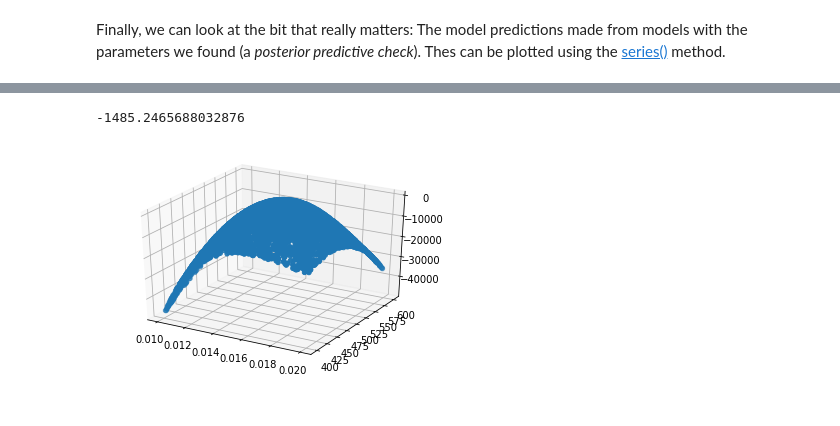
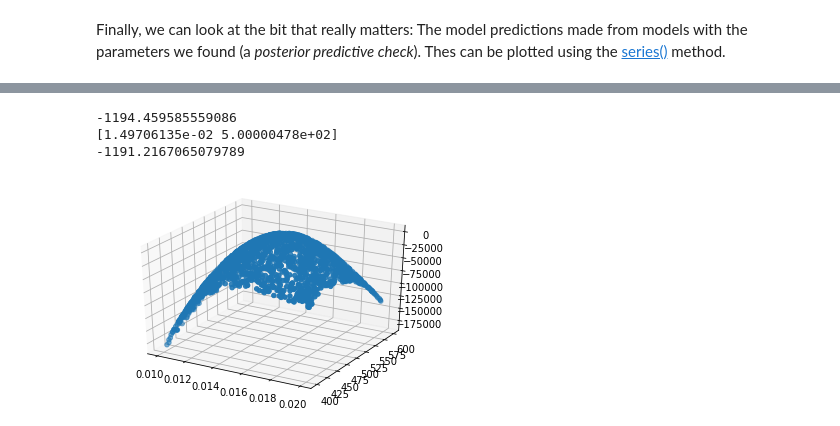
Before and after one commit to lisaplag/pints, a Jupyter notebook: examples/emulators/first-example-new.ipynb, the cells around one changed output, grey strips where cells are left out. Cells and saved outputs as stored; diff of their text form; code cells hidden in the pictures.

```diff
--- a/examples/emulators/first-example-new.ipynb
+++ b/examples/emulators/first-example-new.ipynb
@@ -87,7 +208,7 @@ org_values = model.simulate(true_parameters, times)
 # %% [markdown]
 And make it more realistic by adding gaussian noise:
 # %%
-noise = 10
+noise = 5
 values = org_values + np.random.normal(0, noise, org_values.shape)
 # %% [markdown]
 Using matplotlib, I look at the noisy time series I just simulated:
@@ -265,23 +386,29 @@ plt.show()
 # %%
 import matplotlib.pyplot as plt
 from mpl_toolkits.mplot3d import Axes3D
 
-input_parameters = log_prior.sample(5000)
+input_parameters = log_prior.sample(2000)
 xs = [p[0] for p in input_parameters]
 ys = [p[1] for p in input_parameters]
 input_parameters[:5]
 
 likelihoods = np.apply_along_axis(log_likelihood, 1, input_parameters)
 likelihoods[:5]
+
 print(max(likelihoods))
+idx = list(likelihoods).index(max(likelihoods))
+print(input_parameters[idx])
+print(log_likelihood([0.015, 500]))
 
 fig = plt.figure()
 ax = fig.add_subplot(111, projection='3d')
 ax.scatter(xs, ys, list(likelihoods))
 plt.show()
 # %% [output]
--1485.2465688032876
+-1194.459585559086
+[1.49706135e-02 5.00000478e+02]
+-1191.2167065079789
-[figure, old version]
+[figure, new version]
 # %%
 from sklearn.preprocessing import StandardScaler, MinMaxScaler
 from sklearn.model_selection import train_test_split
```
Also changed, not shown: parts of 30 cells of this notebook, 8 other files.
